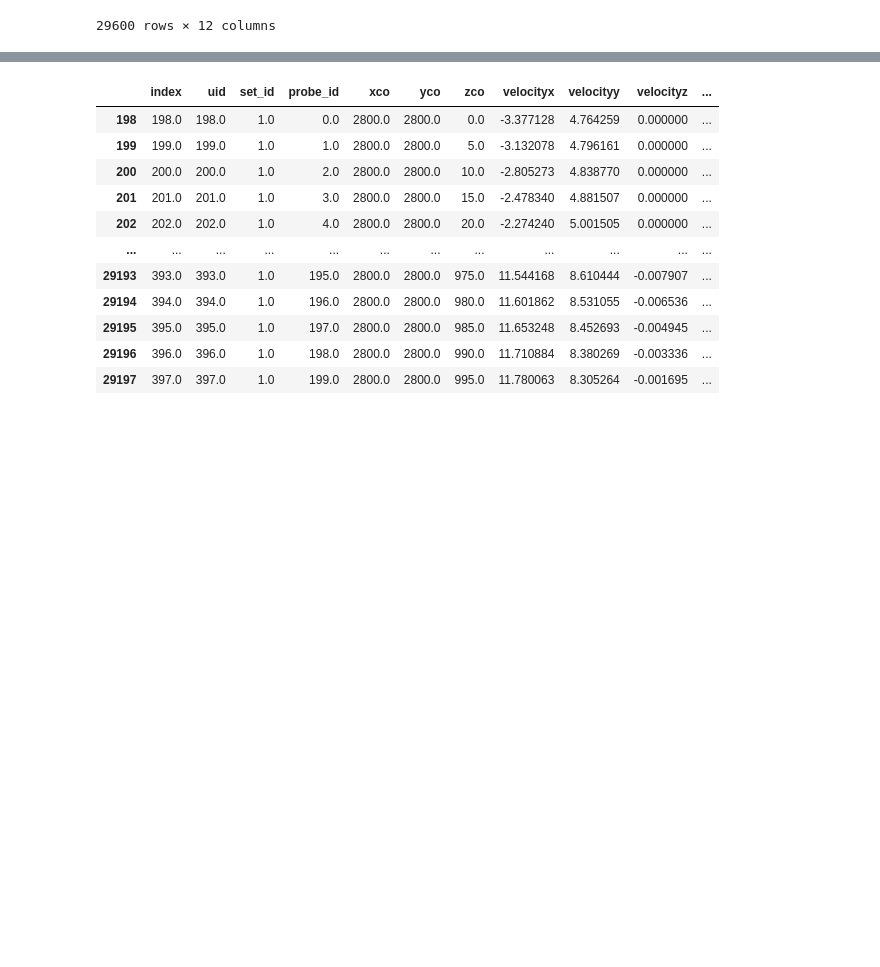
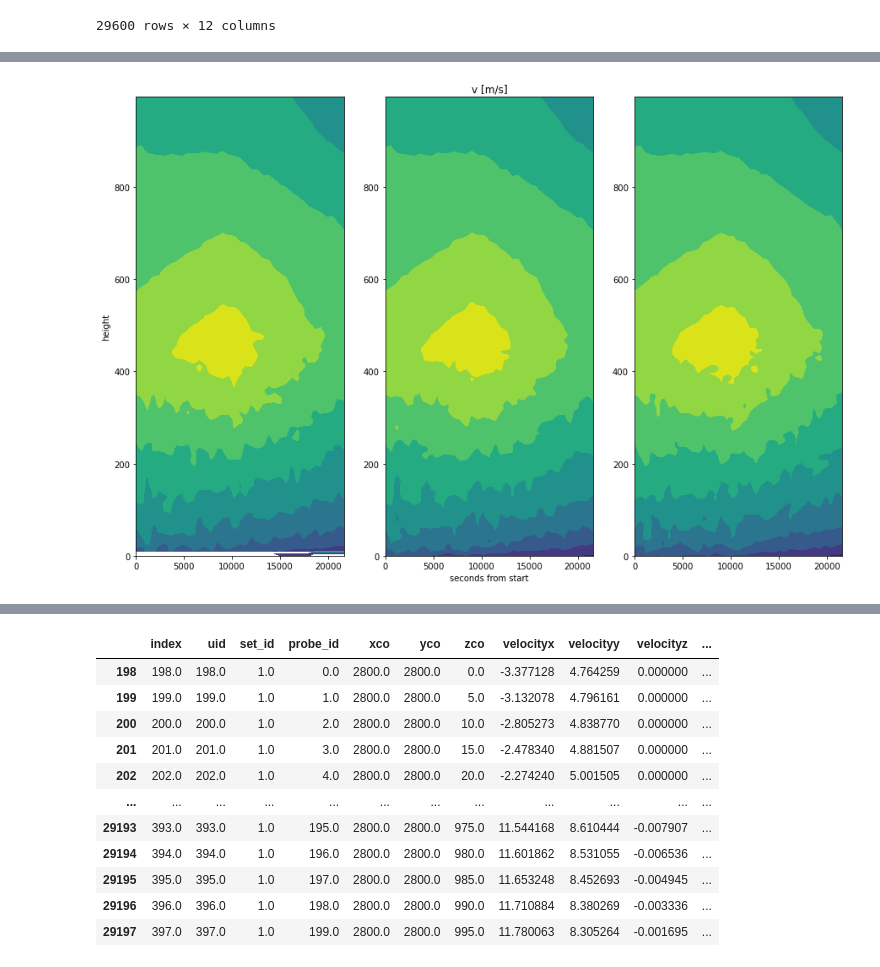
Before and after one commit to joejoeyjoseph/awaken-code, a Jupyter notebook: eagle/04_tower.ipynb, the cells around one changed output, grey strips where cells are left out. Saved outputs shown, nothing was run; the diff lists cells and outputs as text; code cells hidden in the pictures; blank space fills up the shorter version.

```diff
--- a/eagle/04_tower.ipynb
+++ b/eagle/04_tower.ipynb
@@ -83,0 +116,4 @@ df_all['t'] = df_all['t']*dt
+# %%
+plot_3towers('velocityy', 'v [m/s]')
+# %% [output]
+[figure, added]
```
Also changed, not shown: parts of 6 cells of this notebook.
